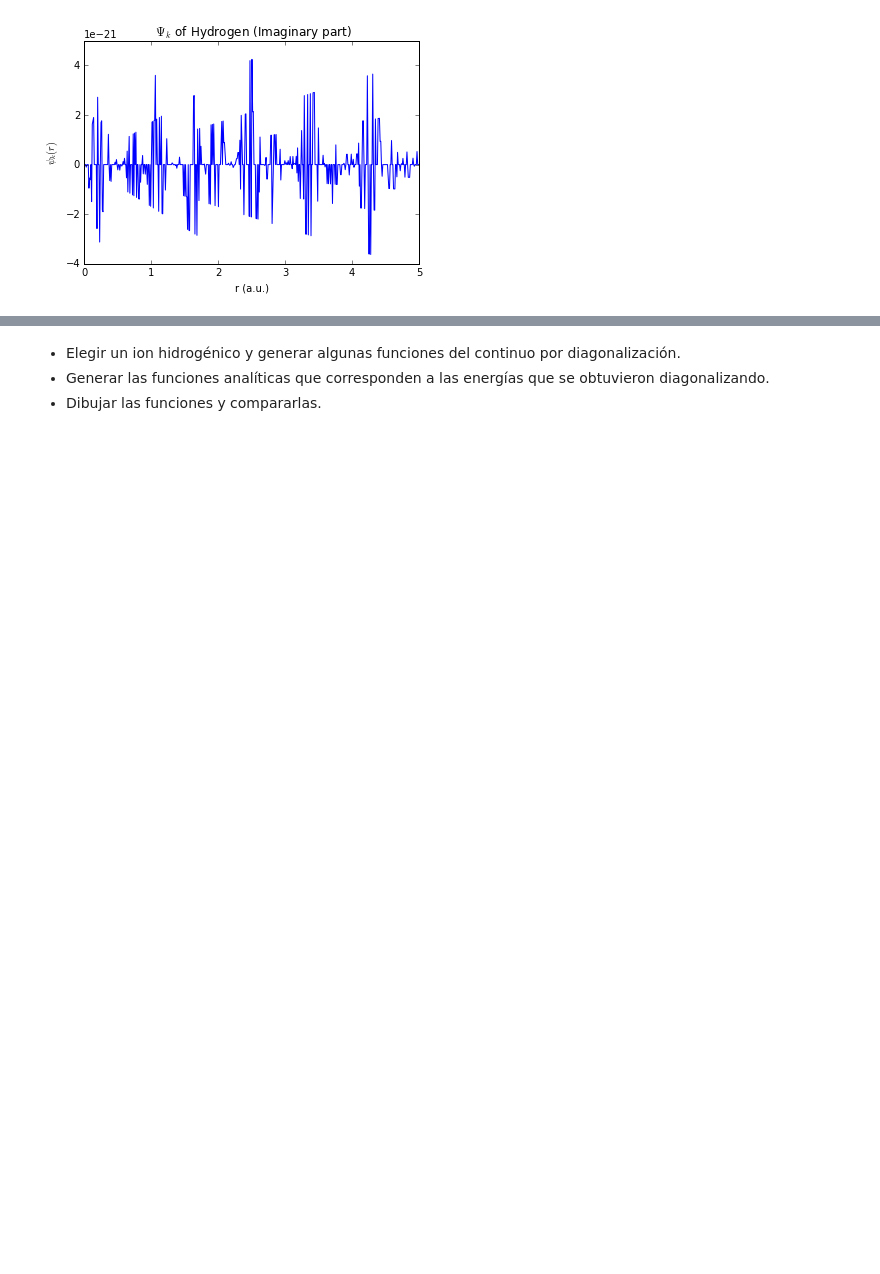
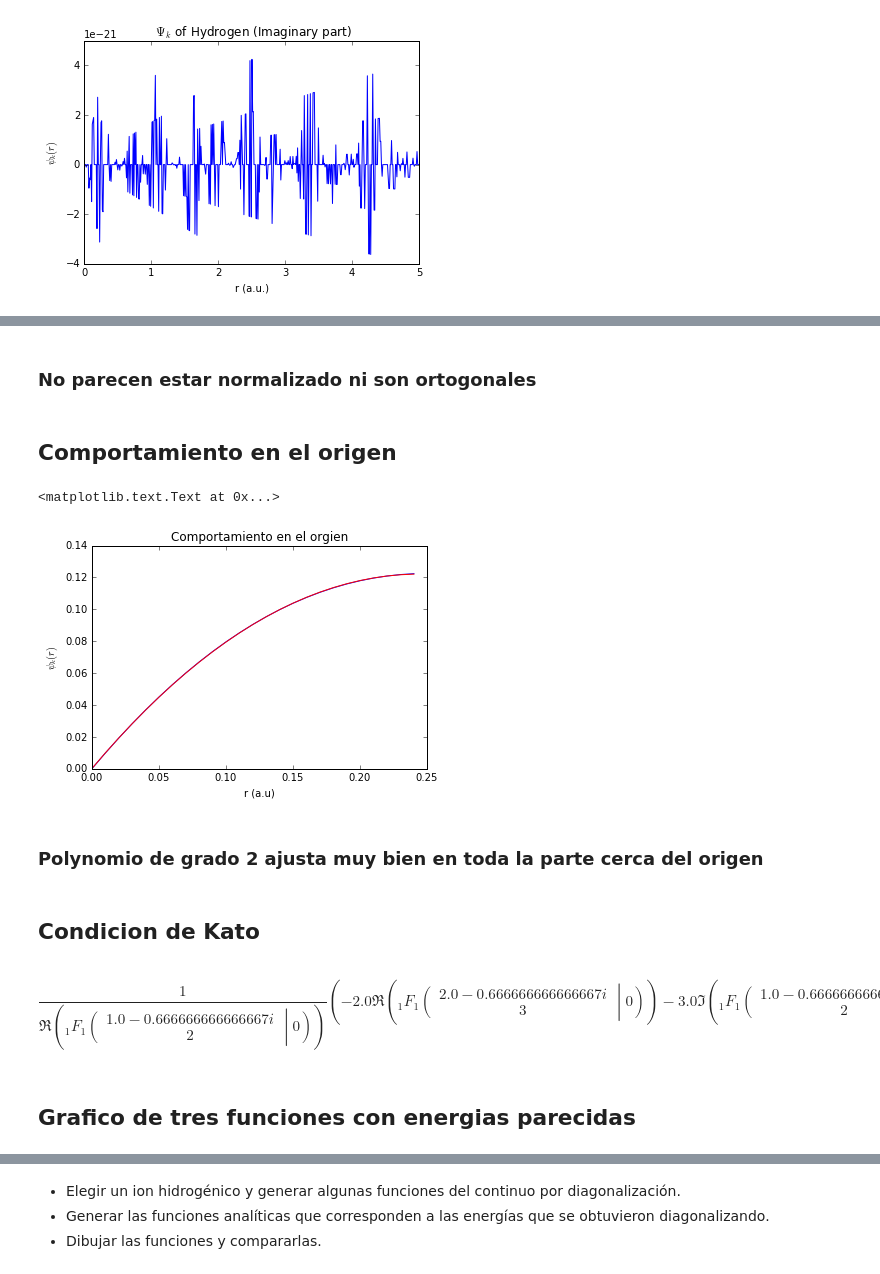
Before and after one commit to nicochunger/E3, a Jupyter notebook: Continuo.ipynb, the cells around one changed output, grey strips where cells are left out. Drawn from its saved outputs; the diff is of its cells as text; code cells hidden in the pictures; blank space fills up the shorter version.

```diff
--- a/Continuo.ipynb
+++ b/Continuo.ipynb
@@ -67,0 +90,35 @@ plt.ylabel("$\psi_{k}(r)$");
+# %% [markdown]
+### No parecen estar normalizado ni son ortogonales
+# %% [markdown]
+## Comportamiento en el origen
+# %%
+# Ajusto un polinomio cerca del origen
+
+from numpy import polyfit, polyval
+lim = int(nsize/20)
+x_fit = x[0:lim]
+poly_fit = polyfit(x_fit, x_fit*psi[0:lim],2)
+psi_fit = polyval(poly_fit,x_fit)
+
+# Ploteo la funcion y el ajuste en el rango elegido
+
+plt.plot(x_fit, x_fit*psi[0:lim],'b')
+plt.plot(x_fit, psi_fit,'r')
+plt.title(r'Comportamiento en el orgien')
+plt.xlabel('r (a.u)')
+plt.ylabel('$\psi_{k}(r)$')
+# %% [output]
+<matplotlib.text.Text at 0x...>
+[figure, added]
+# %% [markdown]
+### Polynomio de grado 2 ajusta muy bien en toda la parte cerca del origen
+# %% [markdown]
+## Condicion de Kato
+# %%
+kato1 = sp.diff(sp.re(psi_analytic),r).subs(r,0)
+kato2 = sp.re(psi_analytic).subs(r,0)
+kato1/kato2
+# %% [output]
+$$\frac{1}{\Re{\left({{}_{1}F_{1}\left(\begin{matrix} 1.0 - 0.666666666666667 i \\ 2 \end{matrix}\middle| {0} \right)}\right)}} \left(- 2.0 \Re{\left({{}_{1}F_{1}\left(\begin{matrix} 2.0 - 0.666666666666667 i \\ 3 \end{matrix}\middle| {0} \right)}\right)} - 3.0 \Im{\left({{}_{1}F_{1}\left(\begin{matrix} 1.0 - 0.666666666666667 i \\ 2 \end{matrix}\middle| {0} \right)}\right)} + 3.0 \Im{\left({{}_{1}F_{1}\left(\begin{matrix} 2.0 - 0.666666666666667 i \\ 3 \end{matrix}\middle| {0} \right)}\right)}\right)$$
+# %% [markdown]
+## Grafico de tres funciones con energias parecidas
```
Also changed, not shown: parts of 15 cells of this notebook, 1 other file.
